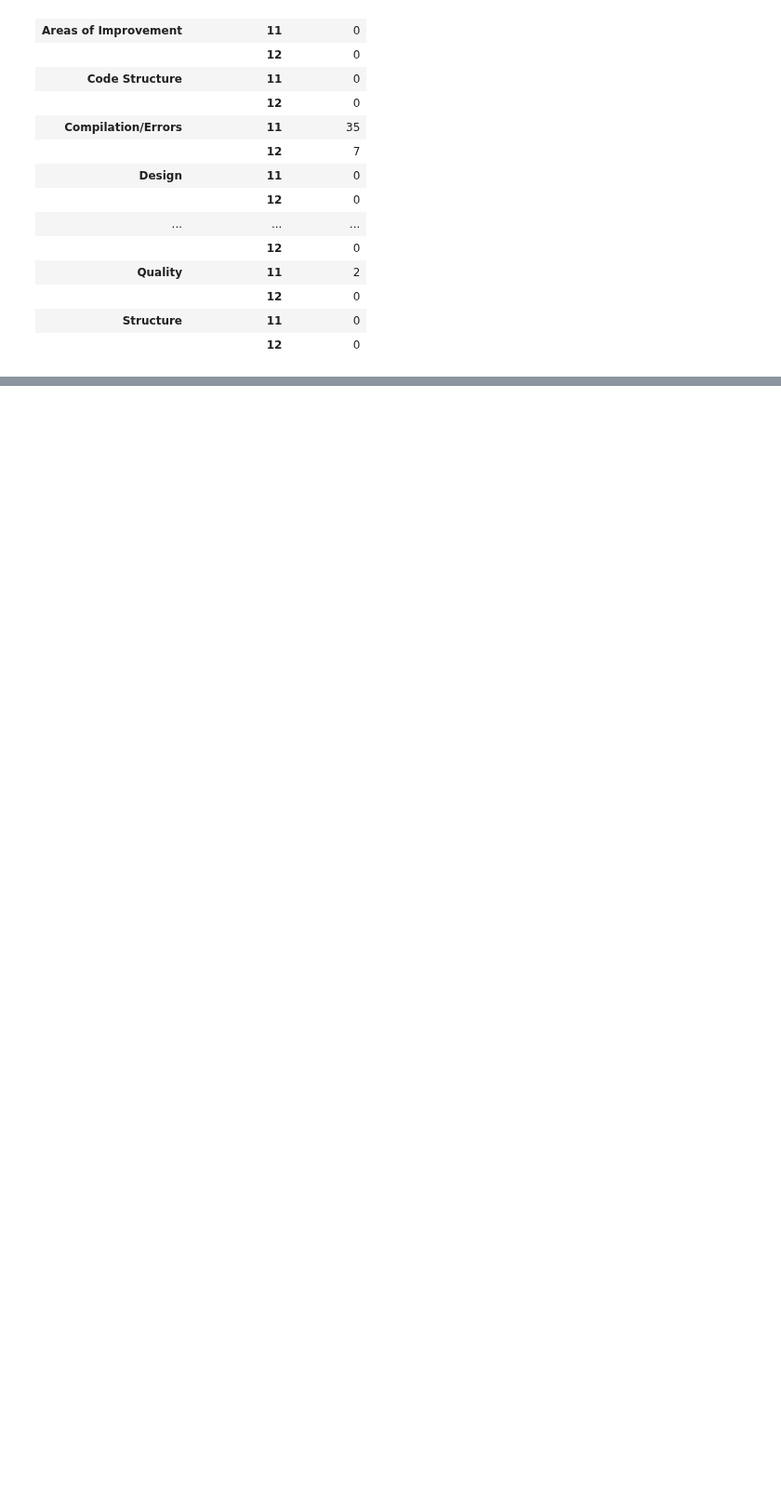
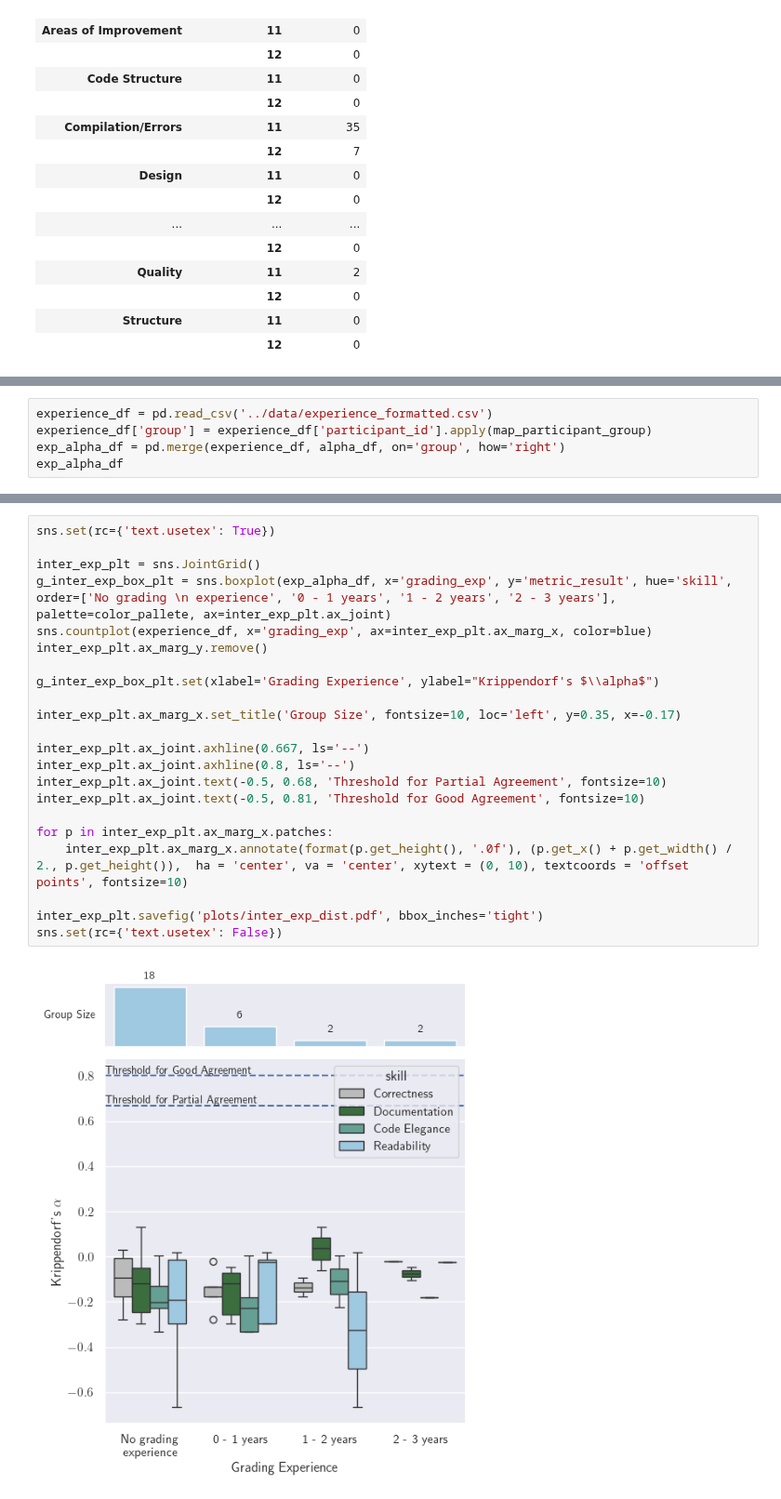
Before and after one commit to m-messer/Consistency_In_Grading_Analysis, a Jupyter notebook: feedback/feedback_inter_consistency.ipynb, the cells around one changed output, grey strips where cells are left out. Shown at 93% size. Cells and saved outputs as stored; diff of their text form; blank space fills up the shorter version.

Commit message:
PHD-777 Added alpha vs grading experience plot to feedback analysis

```diff
--- a/feedback/feedback_inter_consistency.ipynb
+++ b/feedback/feedback_inter_consistency.ipynb
@@ -353,0 +356,5 @@ dominant_df[(dominant_df['group'] == '9-12') & (dominant_df['skill'] == 'Correct
+# %%
+experience_df = pd.read_csv('../data/experience_formatted.csv')
+experience_df['group'] = experience_df['participant_id'].apply(map_participant_group)
+exp_alpha_df = pd.merge(experience_df, alpha_df, on='group', how='right')
+exp_alpha_df
@@ -353,0 +375,24 @@ dominant_df[(dominant_df['group'] == '9-12') & (dominant_df['skill'] == 'Correct
+# %%
+sns.set(rc={'text.usetex': True})
+
+inter_exp_plt = sns.JointGrid()
+g_inter_exp_box_plt = sns.boxplot(exp_alpha_df, x='grading_exp', y='metric_result', hue='skill', order=['No grading \n experience', '0 - 1 years', '1 - 2 years', '2 - 3 years'], palette=color_pallete, ax=inter_exp_plt.ax_joint)
+sns.countplot(experience_df, x='grading_exp', ax=inter_exp_plt.ax_marg_x, color=blue)
+inter_exp_plt.ax_marg_y.remove()
+
+g_inter_exp_box_plt.set(xlabel='Grading Experience', ylabel="Krippendorf's $\\alpha$")
+
+inter_exp_plt.ax_marg_x.set_title('Group Size', fontsize=10, loc='left', y=0.35, x=-0.17)
+
+inter_exp_plt.ax_joint.axhline(0.667, ls='--')
+inter_exp_plt.ax_joint.axhline(0.8, ls='--')
+inter_exp_plt.ax_joint.text(-0.5, 0.68, 'Threshold for Partial Agreement', fontsize=10)
+inter_exp_plt.ax_joint.text(-0.5, 0.81, 'Threshold for Good Agreement', fontsize=10)
+
+for p in inter_exp_plt.ax_marg_x.patches:
+    inter_exp_plt.ax_marg_x.annotate(format(p.get_height(), '.0f'), (p.get_x() + p.get_width() / 2., p.get_height()),  ha = 'center', va = 'center', xytext = (0, 10), textcoords = 'offset points', fontsize=10)
+
+inter_exp_plt.savefig('plots/inter_exp_dist.pdf', bbox_inches='tight')
+sns.set(rc={'text.usetex': False})
+# %% [output]
+[figure, added]
```
Also changed, not shown: parts of 2 cells of this notebook, 1 other file.
